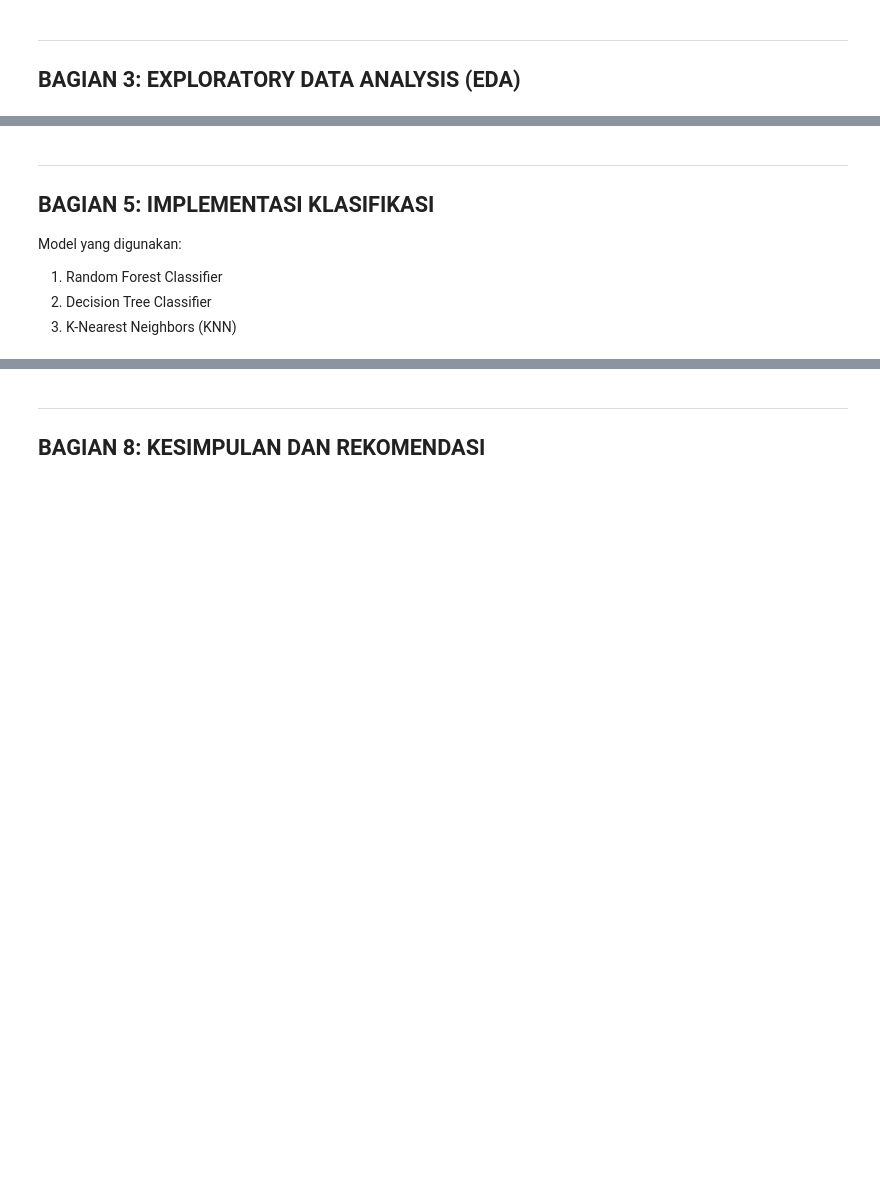
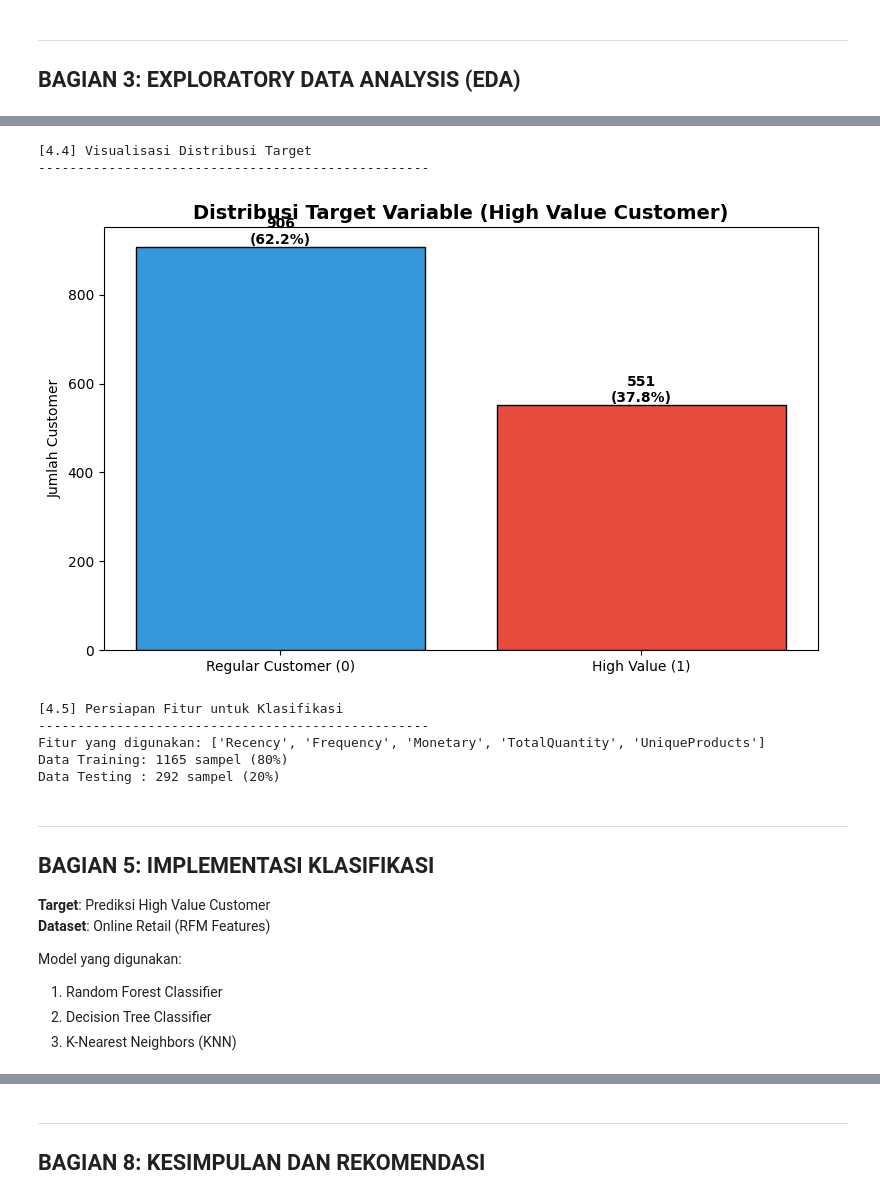
Before and after one commit to rehanalfarizu/big-data-mining-, a Jupyter notebook: Final_Project_BigData_Mining.ipynb, the cells around one changed output, grey strips where cells are left out. Cells and saved outputs as stored; diff of their text form; code cells hidden in the pictures; blank space fills up the shorter version.

```diff
--- a/Final_Project_BigData_Mining.ipynb
+++ b/Final_Project_BigData_Mining.ipynb
@@ -272,13 +488,17 @@ print(f"\nUkuran setelah encoding: {df_encoded.shape[0]} baris x {df_encoded.sha
 # %%
-# 4.3 Split Features dan Target
-print("\n[4.3] Split Features dan Target")
+# 4.3 Create Target Variable untuk Klasifikasi
+print("\n[4.3] Membuat Target Variable untuk Klasifikasi")
 print("-"*50)
 
-X = df_encoded.drop('Churn', axis=1)
-y = df_encoded['Churn']
+# Target: High Value Customer (Monetary > median DAN Frequency > median)
+median_monetary = rfm['Monetary'].median()
+median_frequency = rfm['Frequency'].median()
 
-print(f"Jumlah fitur (X): {X.shape[1]}")
-print(f"Jumlah sampel: {X.shape[0]}")
-print(f"\nDistribusi target (y):")
-print(f"  Tidak Churn (0): {(y==0).sum()} ({(y==0).mean()*100:.1f}%)")
-print(f"  Churn (1)      : {(y==1).sum()} ({(y==1).mean()*100:.1f}%)")
+rfm['HighValue'] = ((rfm['Monetary'] > median_monetary) &
+                     (rfm['Frequency'] > median_frequency)).astype(int)
+
+print(f"Threshold Monetary: > ${median_monetary:.2f}")
+print(f"Threshold Frequency: > {median_frequency:.0f} transaksi")
+print(f"\nDistribusi Target:")
+print(f"  Regular Customer (0): {(rfm['HighValue']==0).sum()} ({(rfm['HighValue']==0).mean()*100:.1f}%)")
+print(f"  High Value (1)      : {(rfm['HighValue']==1).sum()} ({(rfm['HighValue']==1).mean()*100:.1f}%)")
@@ -285,28 +514,59 @@ print(f"  Churn (1)      : {(y==1).sum()} ({(y==1).mean()*100:.1f}%)")
 # %%
-# 4.4 Normalisasi
-print("\n[4.4] Normalisasi Data (StandardScaler)")
+# 4.4 Visualisasi Distribusi Target
+print("\n[4.4] Visualisasi Distribusi Target")
 print("-"*50)
 
-scaler = StandardScaler()
-X_scaled = scaler.fit_transform(X)
+fig, ax = plt.subplots(figsize=(8, 5))
+colors = ['#3498db', '#e74c3c']
+target_counts = rfm['HighValue'].value_counts().sort_index()
+bars = ax.bar(['Regular Customer (0)', 'High Value (1)'], target_counts.values, color=colors, edgecolor='black')
+ax.set_title('Distribusi Target Variable (High Value Customer)', fontsize=14, fontweight='bold')
+ax.set_ylabel('Jumlah Customer')
 
-print("Data berhasil dinormalisasi!")
-print(f"Mean: {X_scaled.mean():.6f}")
-print(f"Std : {X_scaled.std():.6f}")
+for bar, count in zip(bars, target_counts.values):
+    ax.text(bar.get_x() + bar.get_width()/2., bar.get_height(),
+            f'{count}\n({count/len(rfm)*100:.1f}%)',
+            ha='center', va='bottom', fontweight='bold')
+plt.tight_layout()
+plt.show()
+# %% [output]
+[4.4] Visualisasi Distribusi Target
+--------------------------------------------------
+[figure, added]
 # %%
-# 4.5 Split Training dan Testing
-print("\n[4.5] Split Data Training dan Testing")
+# 4.5 Persiapan Fitur untuk Klasifikasi
+print("\n[4.5] Persiapan Fitur untuk Klasifikasi")
 print("-"*50)
 
+# Features untuk klasifikasi
+feature_cols = ['Recency', 'Frequency', 'Monetary', 'TotalQuantity', 'UniqueProducts']
+X = rfm[feature_cols].copy()
+y = rfm['HighValue']
+
+# Normalisasi
+scaler = StandardScaler()
+X_scaled = scaler.fit_transform(X)
+
+# Split data
 X_train, X_test, y_train, y_test = train_test_split(
     X_scaled, y, test_size=0.2, random_state=42, stratify=y
 )
 
+print(f"Fitur yang digunakan: {feature_cols}")
 print(f"Data Training: {len(X_train)} sampel (80%)")
 print(f"Data Testing : {len(X_test)} sampel (20%)")
+# %% [output]
+[4.5] Persiapan Fitur untuk Klasifikasi
+--------------------------------------------------
+Fitur yang digunakan: ['Recency', 'Frequency', 'Monetary', 'TotalQuantity', 'UniqueProducts']
+Data Training: 1165 sampel (80%)
+Data Testing : 292 sampel (20%)
 # %% [markdown]
 ---
 ## BAGIAN 5: IMPLEMENTASI KLASIFIKASI
+
+**Target**: Prediksi High Value Customer
+**Dataset**: Online Retail (RFM Features)
 
 Model yang digunakan:
 1. Random Forest Classifier
```
Also changed, not shown: parts of 42 cells of this notebook, 2 other files.
